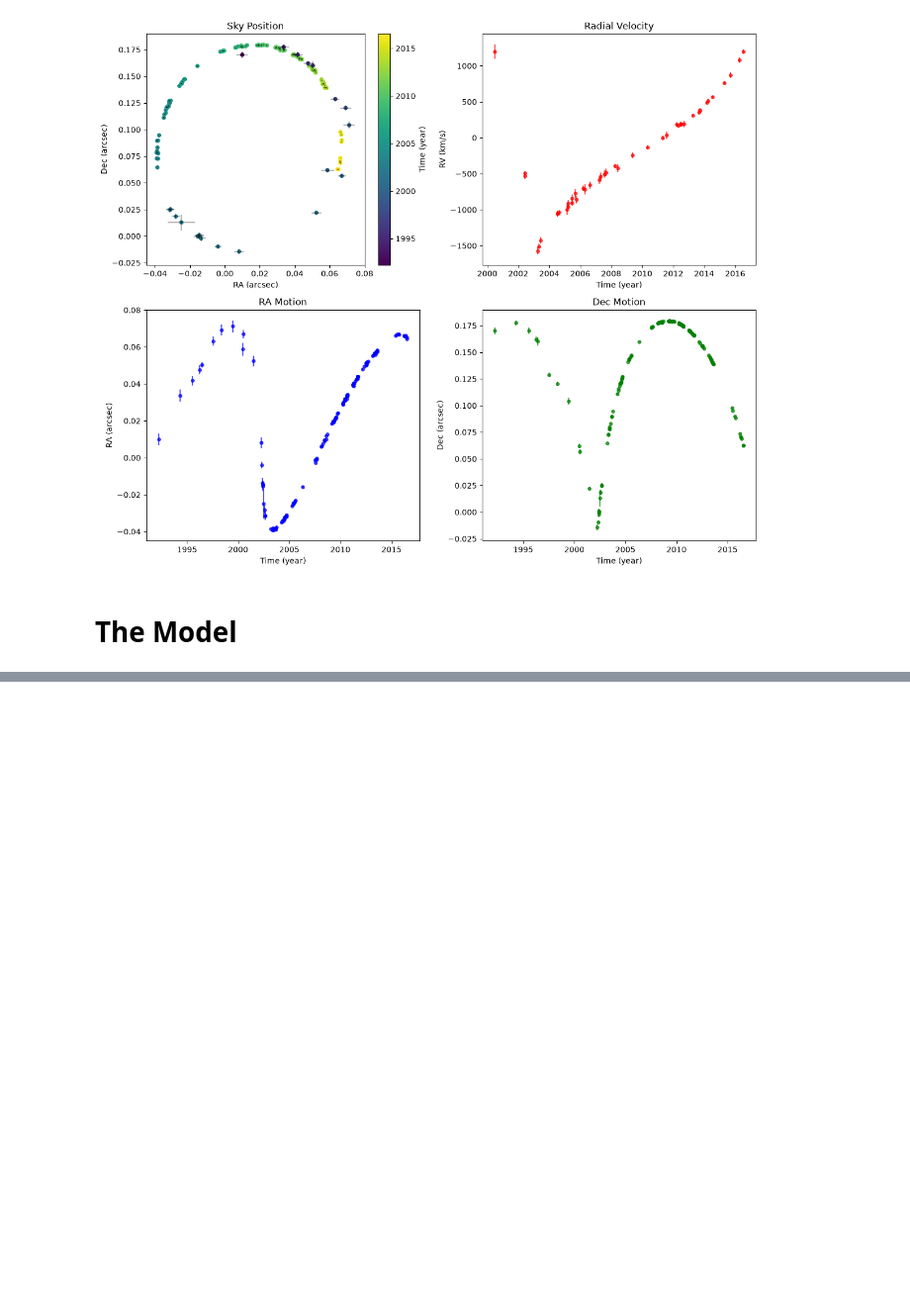
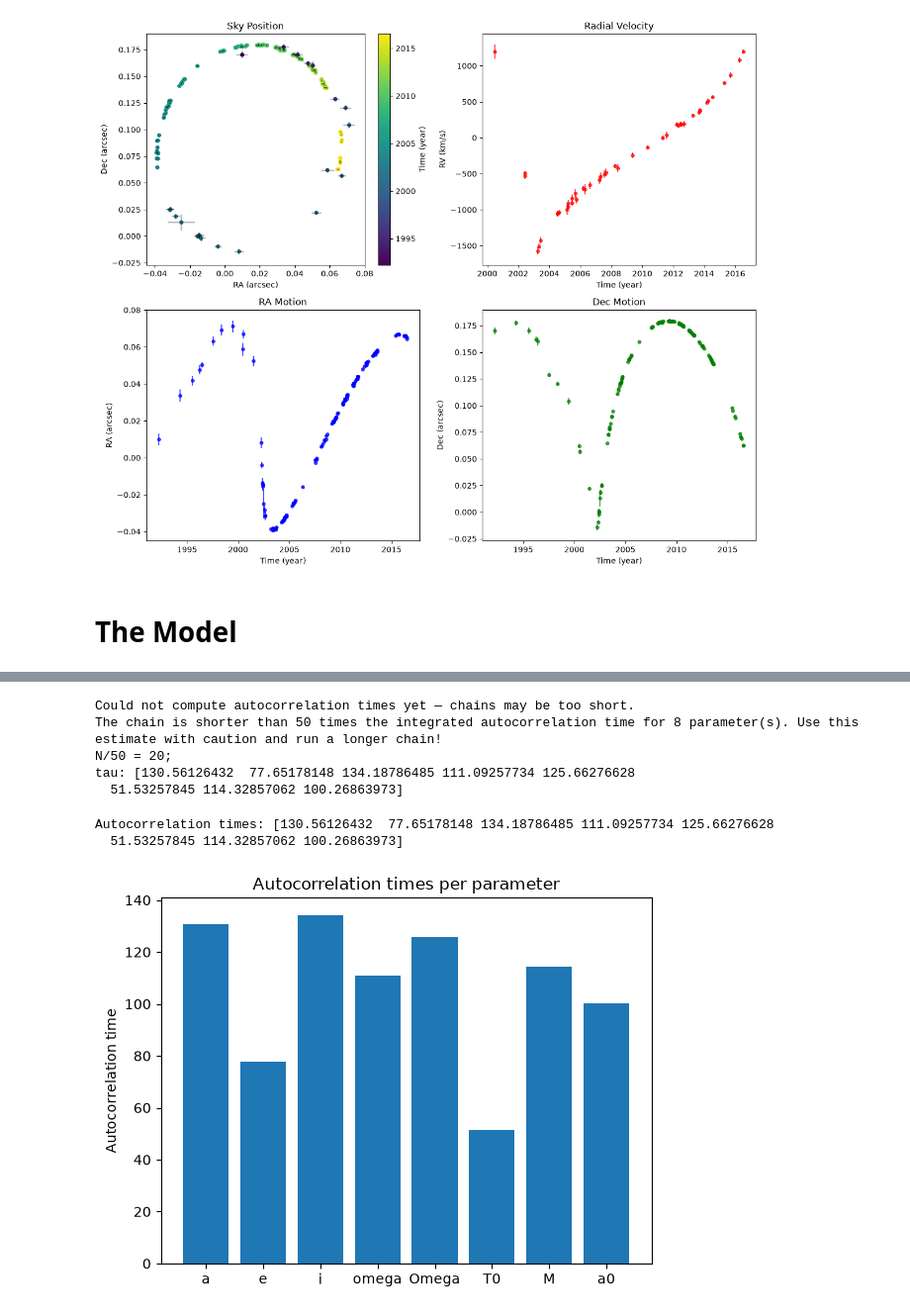
Before and after one commit to cosubhasmos-pro/S2, a Jupyter notebook: mcmc/mond_mcmc.ipynb, the cells around one changed output, grey strips where cells are left out. Shown at 99% size. Saved outputs shown, nothing was run; the diff lists cells and outputs as text; code cells hidden in the pictures; blank space fills up the shorter version.

```diff
--- a/mcmc/mond_mcmc.ipynb
+++ b/mcmc/mond_mcmc.ipynb
@@ -243,0 +285,28 @@ print(RA_m.shape, Dec_m.shape, RV_m.shape)  # Should print (145,) (145,) (44,)
+# %%
+try:
+    tau = sampler.get_autocorr_time()
+    print("Autocorrelation times (per parameter):")
+    for name, t in zip(["a", "e", "i", "omega", "Omega", "T0", "M","a0"], tau):
+        print(f"{name:7s} : {t:.1f} steps")
+except Exception as e:
+    print("Could not compute autocorrelation times yet — chains may be too short.")
+    print(e)
+# %% [output]
+Could not compute autocorrelation times yet — chains may be too short.
+The chain is shorter than 50 times the integrated autocorrelation time for 8 parameter(s). Use this estimate with caution and run a longer chain!
+N/50 = 20;
+tau: [130.56126432  77.65178148 134.18786485 111.09257734 125.66276628
+  51.53257845 114.32857062 100.26863973]
+# %%
+tau = sampler.get_autocorr_time(tol=0)
+print("Autocorrelation times:", tau)
+
+fig, ax = plt.subplots()
+ax.bar(param_names, tau)
+ax.set_ylabel("Autocorrelation time")
+ax.set_title("Autocorrelation times per parameter")
+plt.show()
+# %% [output]
+Autocorrelation times: [130.56126432  77.65178148 134.18786485 111.09257734 125.66276628
+  51.53257845 114.32857062 100.26863973]
+[figure, added]
```
Also changed, not shown: parts of 9 cells of this notebook, 8 other files.
